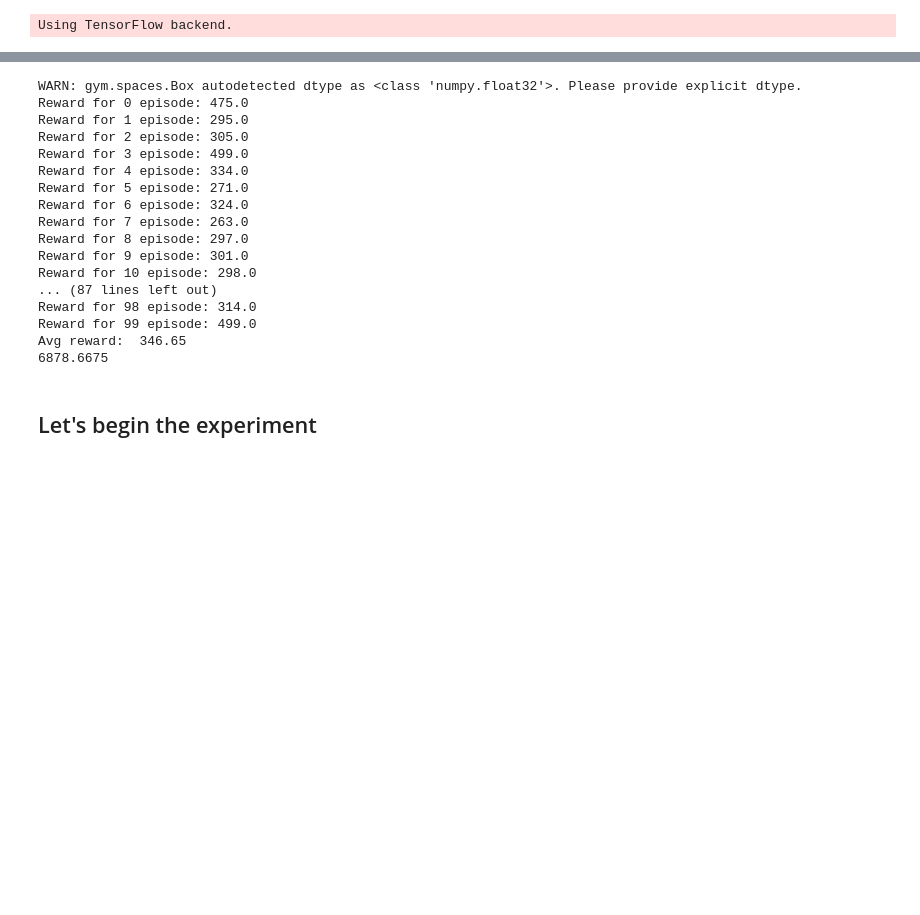
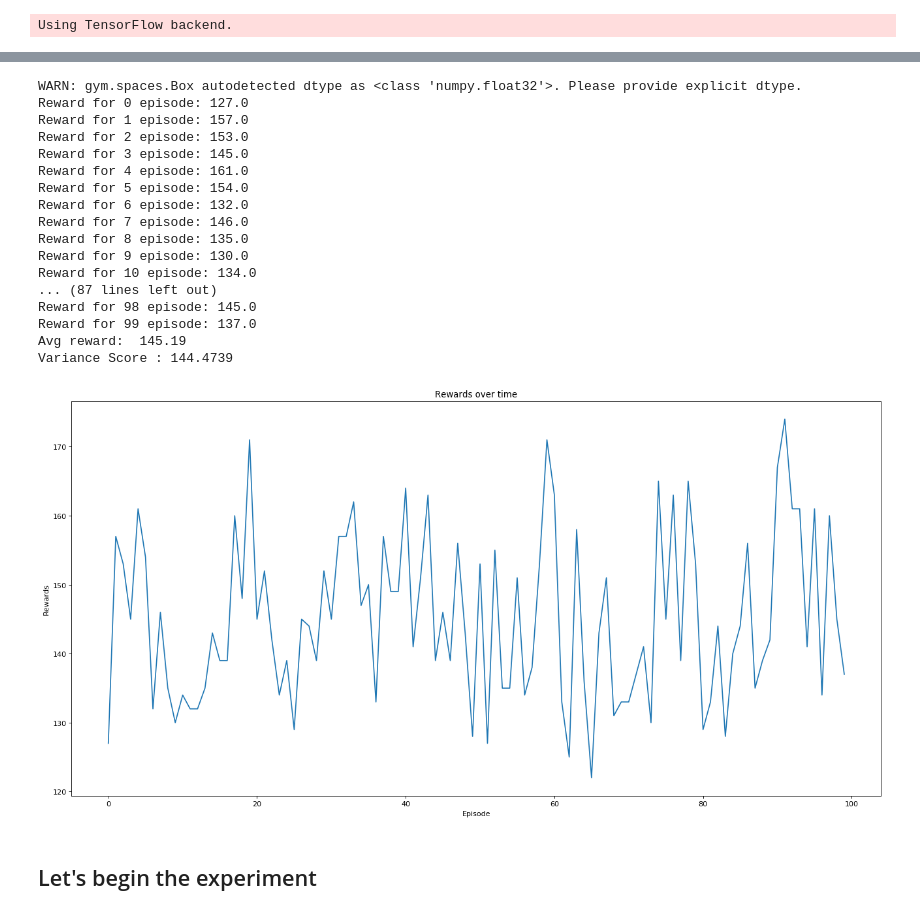
Before and after one commit to adityauser/Quest-RL, a Jupyter notebook: Phase1/Phase1.ipynb, the cells around one changed output, grey strips where cells are left out. Cells and saved outputs as stored; diff of their text form; code cells hidden in the pictures; blank space fills up the shorter version.

```diff
--- a/Phase1/Phase1.ipynb
+++ b/Phase1/Phase1.ipynb
@@ -157,6 +178,7 @@ def policy_evaluation(env,agent):
         action=np.argmax(agent.model.predict(state)[0])
         nxt_state, reward, done, info = env.step(action)
         net_r=0
+
         while not done:
             net_r+=reward
             state=nxt_state
@@ -164,33 +186,50 @@ def policy_evaluation(env,agent):
             action=np.argmax(agent.model.predict(state)[0])
             nxt_state, reward, done, info = env.step(action)
             #print(nxt_state, reward, done)
+
+
         avg+=net_r
         print("Reward for {} episode: {}".format(i,net_r))
         lst.append(net_r)
     print("Avg reward: ",avg/(i+1) )
-    print(np.var(lst))
+    print("Variance Score :",np.var(lst))
     env.close()
+    return lst
 # %%
 env = gym.make('CartPole-v1')
-policy_evaluation(env,agent)
+result = policy_evaluation(env,agent)
 # %% [output]
 WARN: gym.spaces.Box autodetected dtype as <class 'numpy.float32'>. Please provide explicit dtype.
-Reward for 0 episode: 475.0
-Reward for 1 episode: 295.0
-Reward for 2 episode: 305.0
-Reward for 3 episode: 499.0
-Reward for 4 episode: 334.0
-Reward for 5 episode: 271.0
-Reward for 6 episode: 324.0
-Reward for 7 episode: 263.0
-Reward for 8 episode: 297.0
-Reward for 9 episode: 301.0
-Reward for 10 episode: 298.0
+Reward for 0 episode: 127.0
+Reward for 1 episode: 157.0
+Reward for 2 episode: 153.0
+Reward for 3 episode: 145.0
+Reward for 4 episode: 161.0
+Reward for 5 episode: 154.0
+Reward for 6 episode: 132.0
+Reward for 7 episode: 146.0
+Reward for 8 episode: 135.0
+Reward for 9 episode: 130.0
+Reward for 10 episode: 134.0
 ... (87 lines left out)
-Reward for 98 episode: 314.0
-Reward for 99 episode: 499.0
-Avg reward:  346.65
-6878.6675
+Reward for 98 episode: 145.0
+Reward for 99 episode: 137.0
+Avg reward:  145.19
+Variance Score : 144.4739
+# %%
+import matplotlib.pyplot as plt
+
+plt.figure(num=None, figsize=(20,10), dpi=80, facecolor='w', edgecolor='k')
+
+plt.plot(result)
+plt.xlabel('Episode')
+plt.ylabel('Rewards')
+plt.title('Rewards over time')
+#plt.savefig("./cartpole_ddqn.png")
+
+plt.show()
+# %% [output]
+[figure, added]
 # %% [markdown]
 ## Let's begin the experiment
 # %%
```
Also changed, not shown: parts of 7 cells of this notebook.
